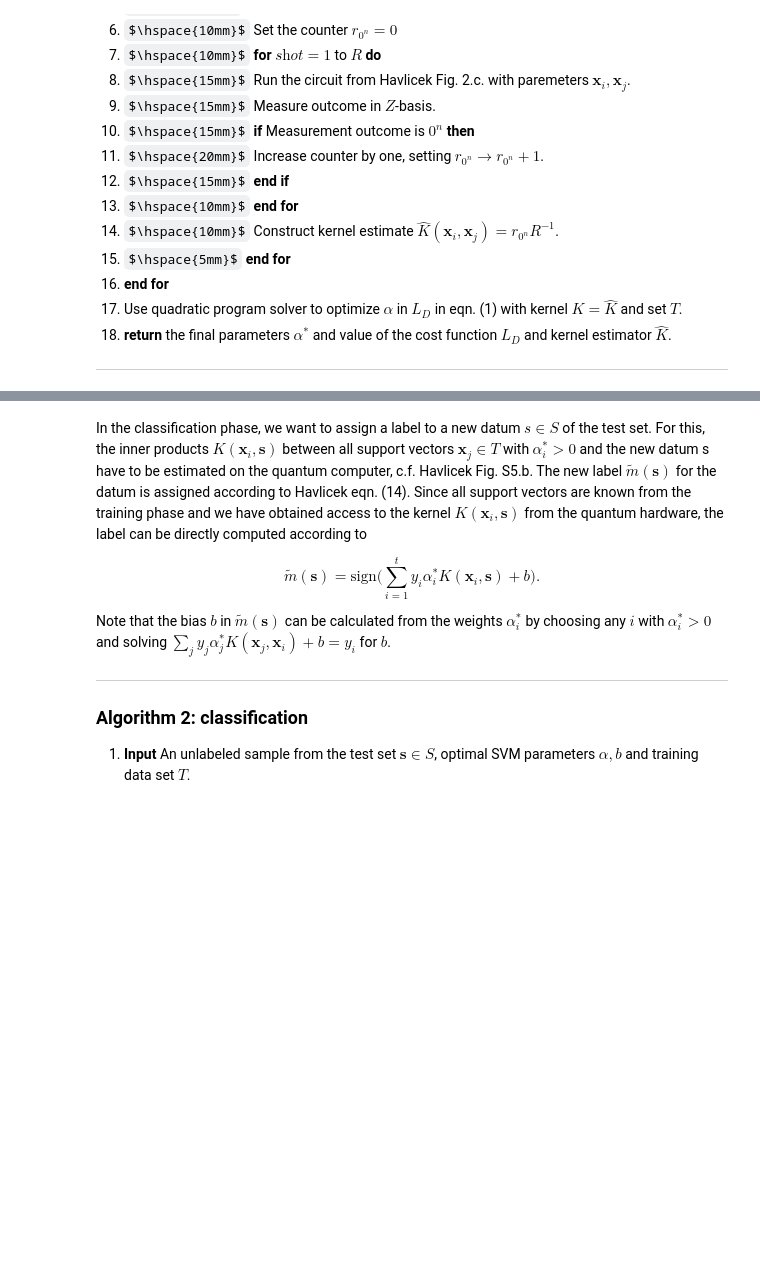
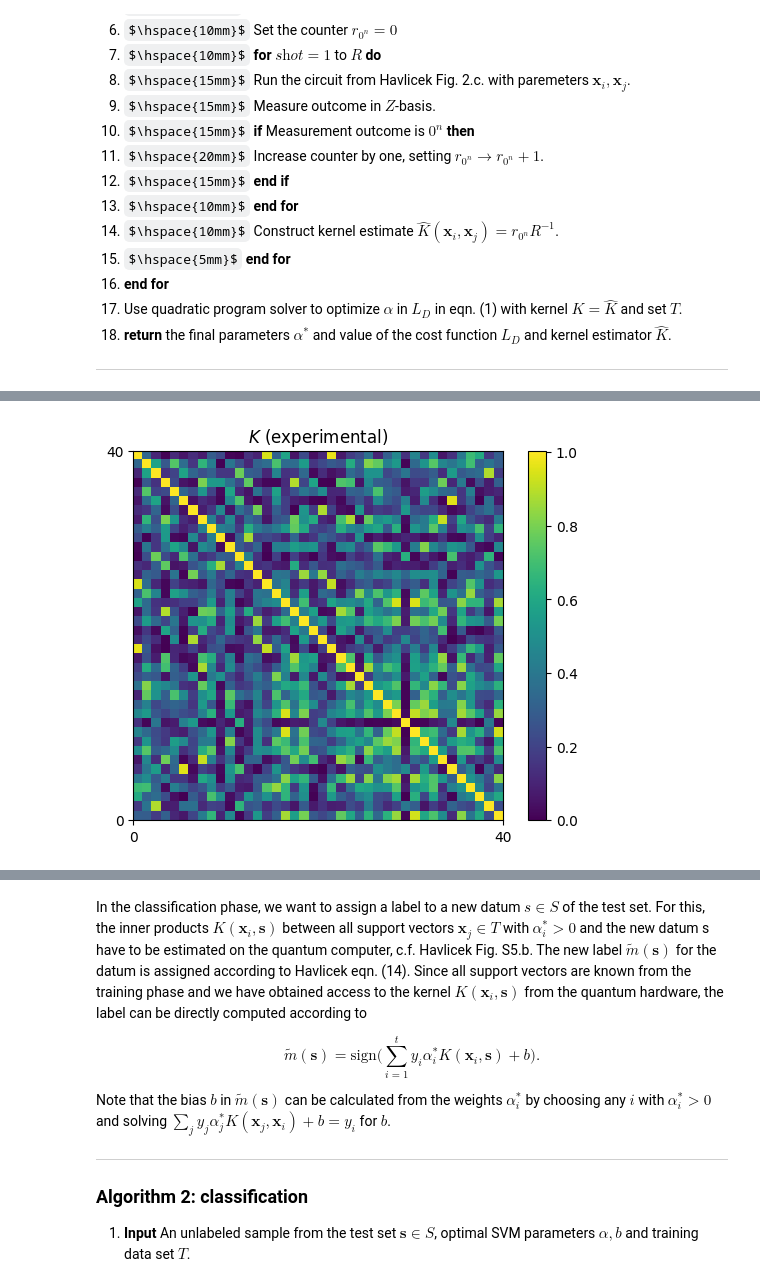
Before and after one commit to qBraid/HAQS-2022, a Jupyter notebook: qml-classifier-challenge/kernel_estimator.ipynb, the cells around one changed output, grey strips where cells are left out. Drawn from its saved outputs; the diff is of its cells as text; code cells hidden in the pictures; some formulas as TeX source; blank space fills up the shorter version.

Commit message:
kernel

```diff
--- a/qml-classifier-challenge/kernel_estimator.ipynb
+++ b/qml-classifier-challenge/kernel_estimator.ipynb
@@ -152,9 +176,9 @@ def embedding(x):
 # %%
 dev_kernel = qml.device("default.qubit", wires=n_wires)
 
+# https://quantumcomputing.stackexchange.com/questions/17868/quantum-circuit-for-the-zz-feature-map
 projector = np.zeros((2**n_wires, 2**n_wires))
 projector[0, 0] = 1
-
 
 @qml.qnode(dev_kernel)
 def kernel(x, z):
@@ -165,18 +189,13 @@ def kernel(x, z):
         z : shape (2,) tensor containing one input data vector
 
     """
-
     x_enc = encode_data(x)
     z_enc = encode_data(z)
 
     for _ in range(S_size):
-        for i in range(n_wires):
-            qml.Hadamard(wires=i)
         embedding(x_enc)
-
+    qml.Barrier()
     for _ in range(S_size):
         qml.adjoint(embedding)(z_enc)
-        for i in range(n_wires):
-            qml.Hadamard(wires=i)
 
-    return qml.expval(qml.Hermitian(projector, wires=range(n_wires)))
+    return qml.expval(qml.Hermitian(projector, wires=range(n_wires)))#qml.expval(qml.PauliZ(0) @ qml.PauliZ(1))#
@@ -254,5 +312,0 @@ def fidelity_estimate(x, z):
-# %%
-def kernel_experimental(A, B):
-    """Experimentally estimated kernel matrix for sets A and B."""
-
-    # TODO
@@ -272,0 +369,68 @@ plt.show()
+# %%
+# step17,
+# of course we can use qiskit optimization to convert this problem to be solvable by quantum computer also,
+# but here we will just use normal quadratic solver.
+!pip install cvxpy==1.2.1 -q
+import cvxpy as cp
+def dualqp(K,A,C):
+    """
+    constructs the SVM dual formulation and uses a built-in
+    convex solver to find the optimal solution.
+
+    Args:
+        K : the (txt) kernel matrix
+        A : training labels (tx1)
+        C : the SVM regularization parameter
+
+    Output:
+        alpha : the calculated solution vector (tx1)
+    """
+    # create tx1 number of variable, maybe can get nicer solution with nonneg
+    alpha = cp.Variable(shape=K.shape[0])#,nonneg=True) #nonneg maybe can get better result
+
+    # define the kernel parameter
+    K_ = cp.Parameter(shape=K.shape, PSD=True, value=K)
+
+    #the loss function (1)
+    obj = cp.Maximize((numpy.ones(alpha.shape).T @ alpha) - (0.5 * cp.quad_form(cp.multiply(alpha, A), K_)))
+
+    # the subject to (constaints)
+    constraints = [alpha>=0, cp.sum(cp.multiply(A, alpha))==0]
+
+    # optional for better result, suggest C=10
+    if C != None:
+        C1 = Parameter(nonneg=True)
+        C1.value=C
+        constraints.append(alpha<=C1)
+    # construct problem
+    prob = cp.Problem(obj, constraints)
+    # start solving the problem
+    prob.solve()
+
+    #return output
+    return numpy.array(alpha.value).flatten(), prob
+
+start = time.time()
+
+# compute kernel (make sure it is PSD(positive semi-definite))
+k_exp = kernel_experimental(X_train)
+
+# constructs the SVM dual formulation and uses a built-in
+# convex solver to find the optimal solution.
+alpha, opt_value= dualqp(numpy.array(k_exp),numpy.array(Y_train),None)
+print("number of total alpha:", alpha.shape[0])
+
+# Prune kernel matrix of non-support-vector entries
+opt_alpha = alpha[(alpha > 0).flatten()]
+print("number of optimal alpha:",opt_alpha.shape[0])
+own_elapsed = time.time() - start
+print("Time elapsed:", own_elapsed)
+
+# plot kernel matrix
+im = plt.imshow(k_exp/shots, extent=(0, samples_per_set, 0, samples_per_set))
+plt.colorbar(im)
+plt.xticks([0, samples_per_set])
+plt.yticks([0, samples_per_set])
+plt.title("$K$ (experimental)")
+plt.show()
+# %% [output]
@@ -272,0 +440 @@ plt.show()
+[figure, added]
```
Also changed, not shown: parts of 32 cells of this notebook.
